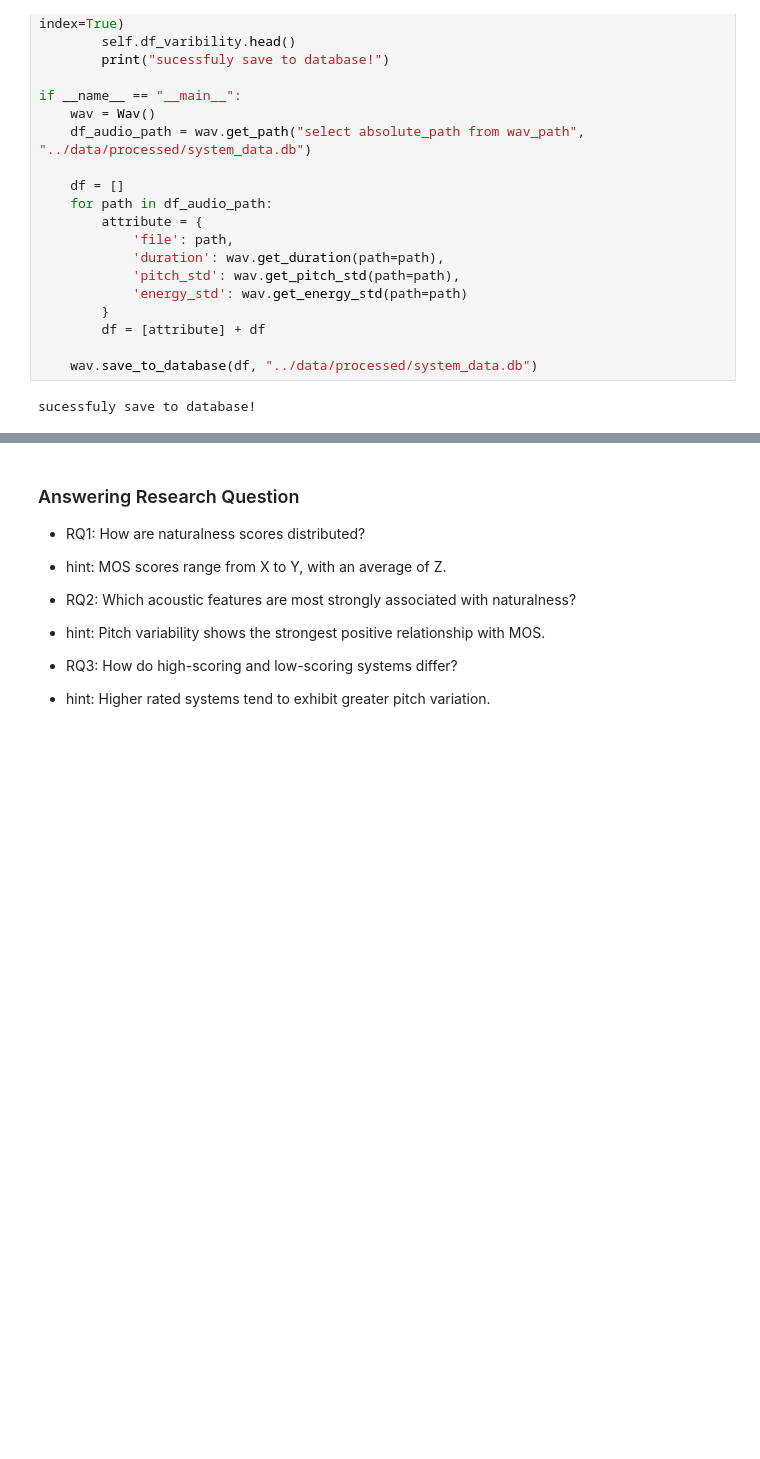
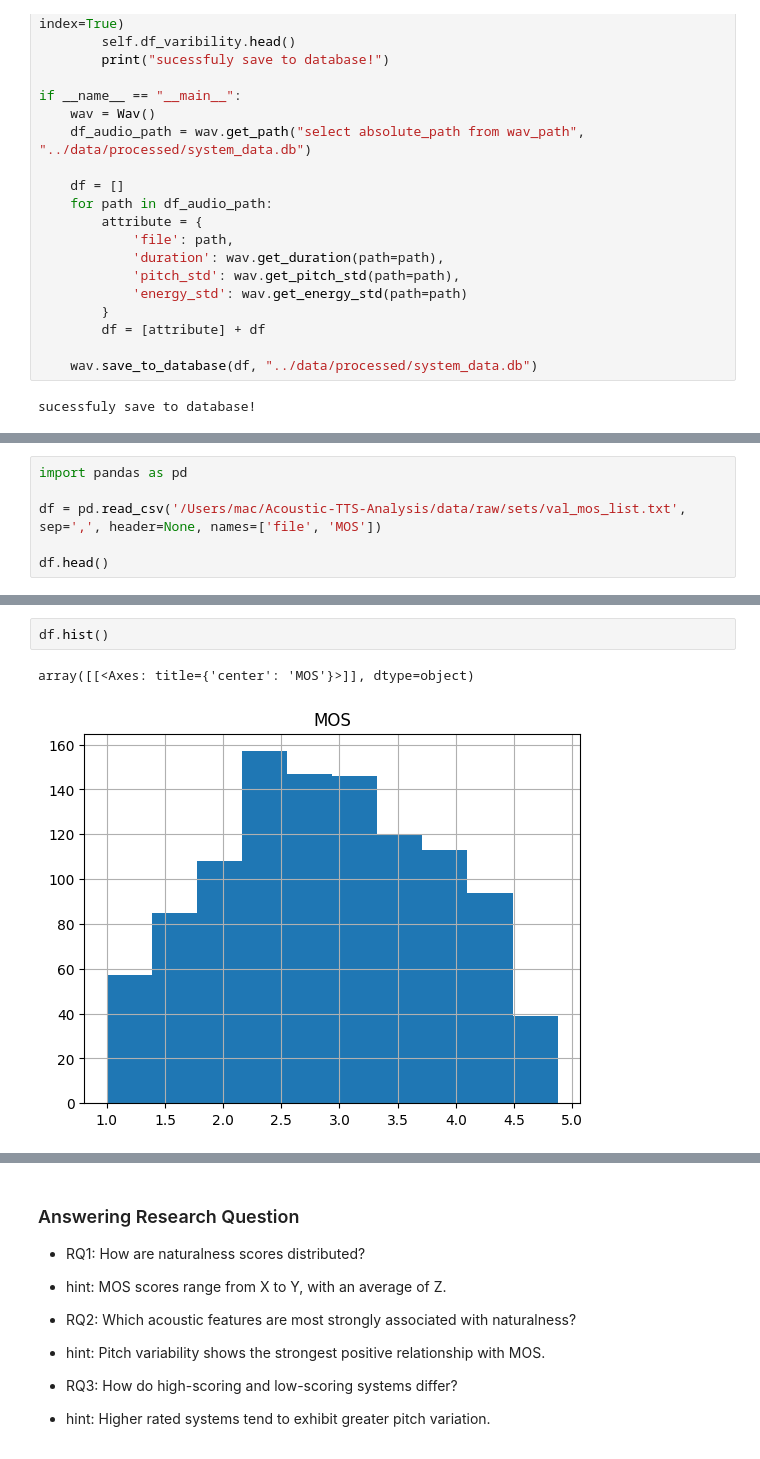
Before and after one commit to sassdahRAK/Acoustic-TTS-Analysis, a Jupyter notebook: notebooks/01_explore_dataset.ipynb, the cells around one changed output, grey strips where cells are left out. Cells and saved outputs as stored; diff of their text form; blank space fills up the shorter version.

```diff
--- a/notebooks/01_explore_dataset.ipynb
+++ b/notebooks/01_explore_dataset.ipynb
@@ -390,0 +400,6 @@ sucessfuly save to database!
+# %%
+import pandas as pd
+
+df = pd.read_csv('/Users/mac/Acoustic-TTS-Analysis/data/raw/sets/val_mos_list.txt', sep=',', header=None, names=['file', 'MOS'])
+
+df.head()
@@ -390,0 +425,5 @@ sucessfuly save to database!
+# %%
+df.hist()
+# %% [output]
+array([[<Axes: title={'center': 'MOS'}>]], dtype=object)
+[figure, added]
```
Also changed, not shown: parts of 24 cells of this notebook, 4 other files.
